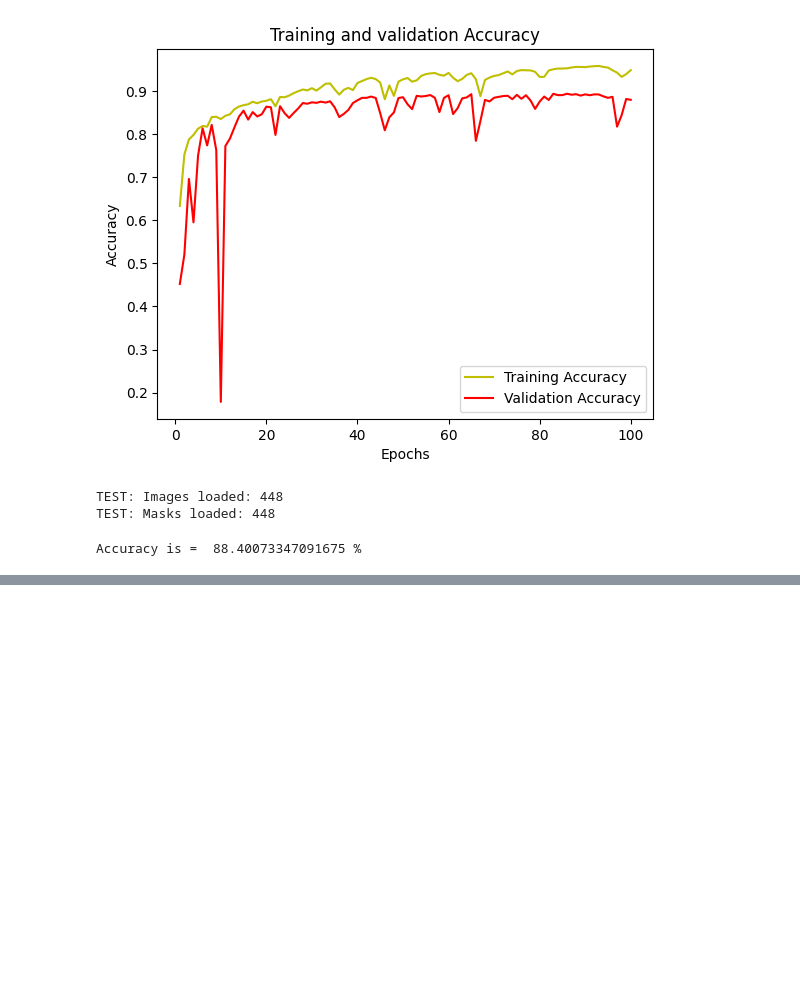
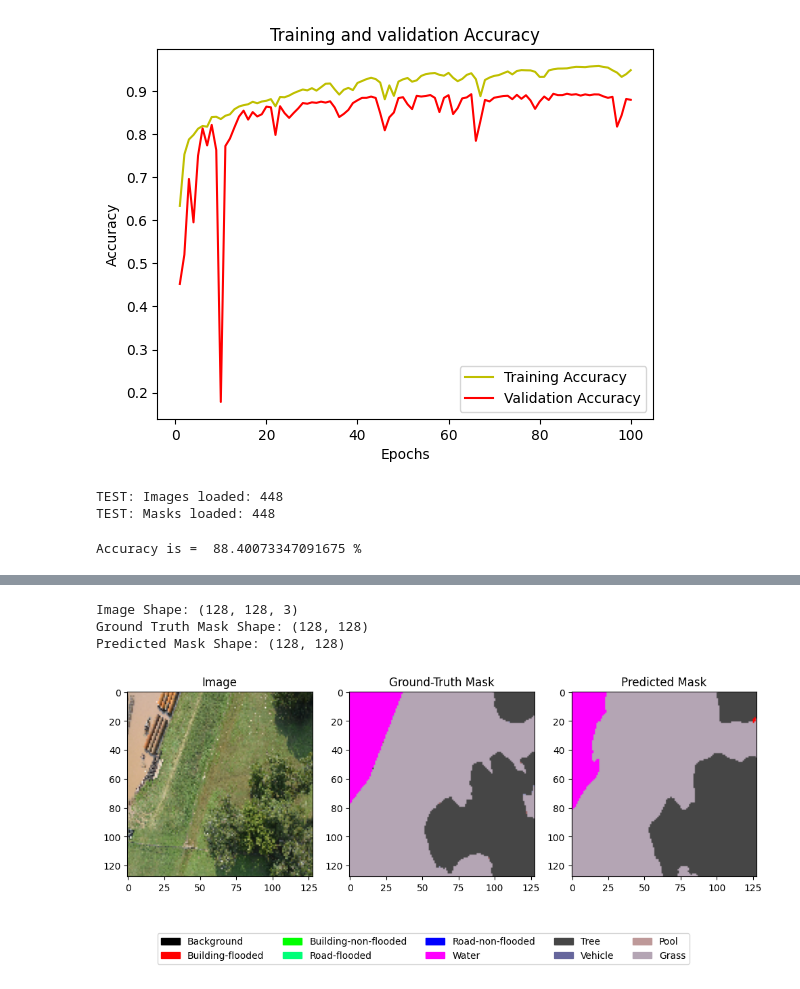
Before and after one commit to AbdulManaf12/Post-Flood-Disaster-Management, a Jupyter notebook: Segmentation/U-Net(ResNet34).ipynb, the cells around one changed output, grey strips where cells are left out. Cells and saved outputs as stored; diff of their text form; code cells hidden in the pictures; blank space fills up the shorter version.

```diff
--- a/Segmentation/U-Net(ResNet34).ipynb
+++ b/Segmentation/U-Net(ResNet34).ipynb
@@ -329,0 +333,7 @@ Predicted Mask Shape: (128, 128)
+# %%
+display_random_function()
+# %% [output]
+Image Shape: (128, 128, 3)
+Ground Truth Mask Shape: (128, 128)
+Predicted Mask Shape: (128, 128)
+[figure, added]
```
Also changed, not shown: parts of 8 cells of this notebook.
